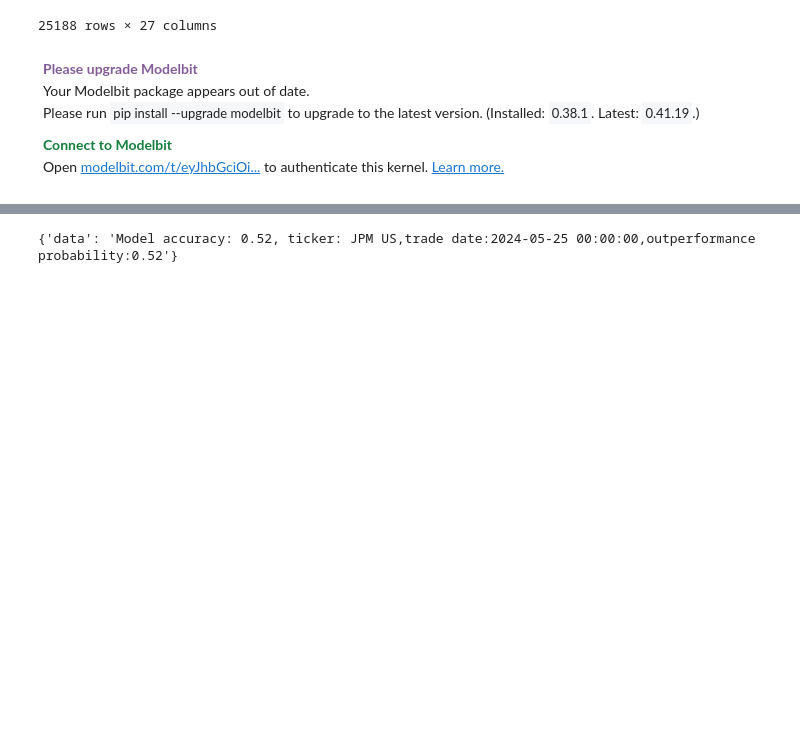
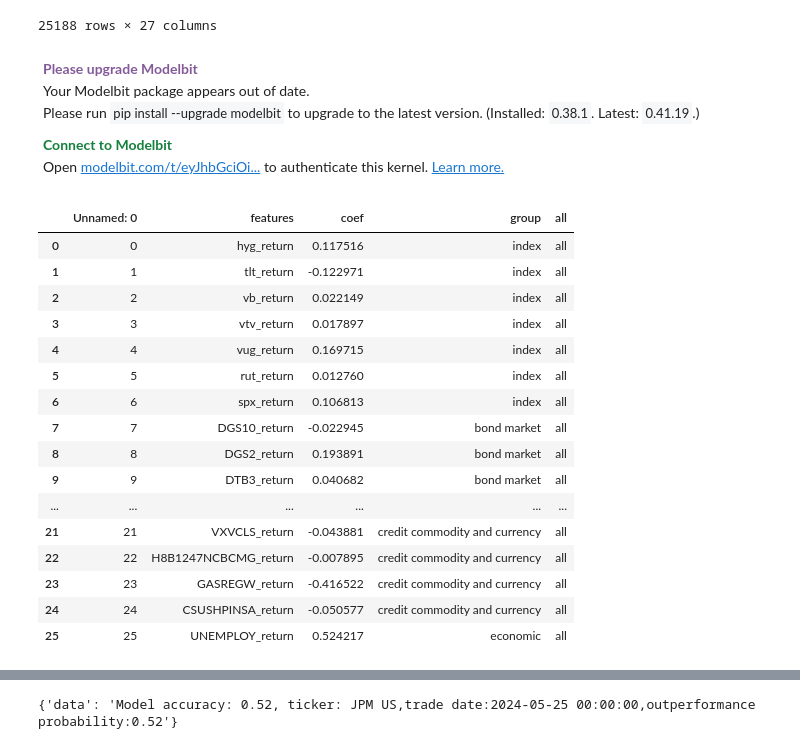
Before and after one commit to reckoning-machines/datapull, a Jupyter notebook: spaceflights/notebooks/ml.ipynb, the cells around one changed output, grey strips where cells are left out. Saved outputs shown, nothing was run; the diff lists cells and outputs as text; code cells hidden in the pictures; blank space fills up the shorter version.

```diff
--- a/spaceflights/notebooks/ml.ipynb
+++ b/spaceflights/notebooks/ml.ipynb
@@ -119,5 +149,25 @@ def predict_stock_one_day_alpha(symbol: str):
     trade_date = pd.to_datetime(prediction_record.iloc[0]['date']) + timedelta(days=1)
 
     return f"Model accuracy: {round(test_acc,2)}, ticker: {symbol},trade date:{trade_date},outperformance probability:{round(y_pred[:,0][0],2)}"
+# %%
+data
+# %% [output]
+|  | Unnamed: 0 | features | coef | group | all |
+| 0 | 0 | hyg_return | 0.117516 | index | all |
+| 1 | 1 | tlt_return | -0.122971 | index | all |
+| 2 | 2 | vb_return | 0.022149 | index | all |
+| 3 | 3 | vtv_return | 0.017897 | index | all |
+| 4 | 4 | vug_return | 0.169715 | index | all |
+| 5 | 5 | rut_return | 0.012760 | index | all |
+| 6 | 6 | spx_return | 0.106813 | index | all |
+| 7 | 7 | DGS10_return | -0.022945 | bond market | all |
+| 8 | 8 | DGS2_return | 0.193891 | bond market | all |
+| 9 | 9 | DTB3_return | 0.040682 | bond market | all |
+| ... | ... | ... | ... | ... | ... |
+| 21 | 21 | VXVCLS_return | -0.043881 | credit commodity and currency | all |
+| 22 | 22 | H8B1247NCBCMG_return | -0.007895 | credit commodity and currency | all |
+| 23 | 23 | GASREGW_return | -0.416522 | credit commodity and currency | all |
+| 24 | 24 | CSUSHPINSA_return | -0.050577 | credit commodity and currency | all |
+| 25 | 25 | UNEMPLOY_return | 0.524217 | economic | all |
 # %%
 predict_stock_one_day_alpha('JPM US')
```
Also changed, not shown: parts of 6 cells of this notebook, 1 other file.
